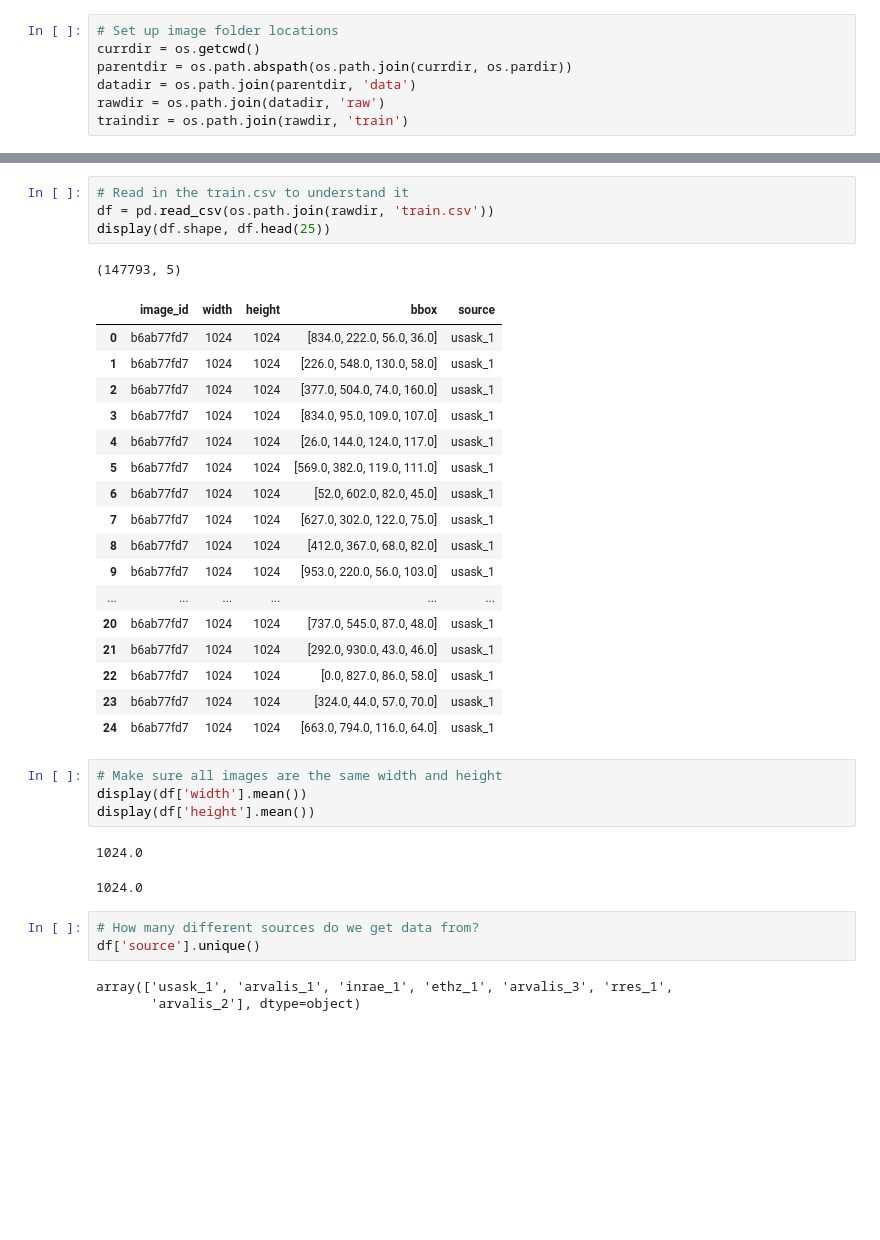
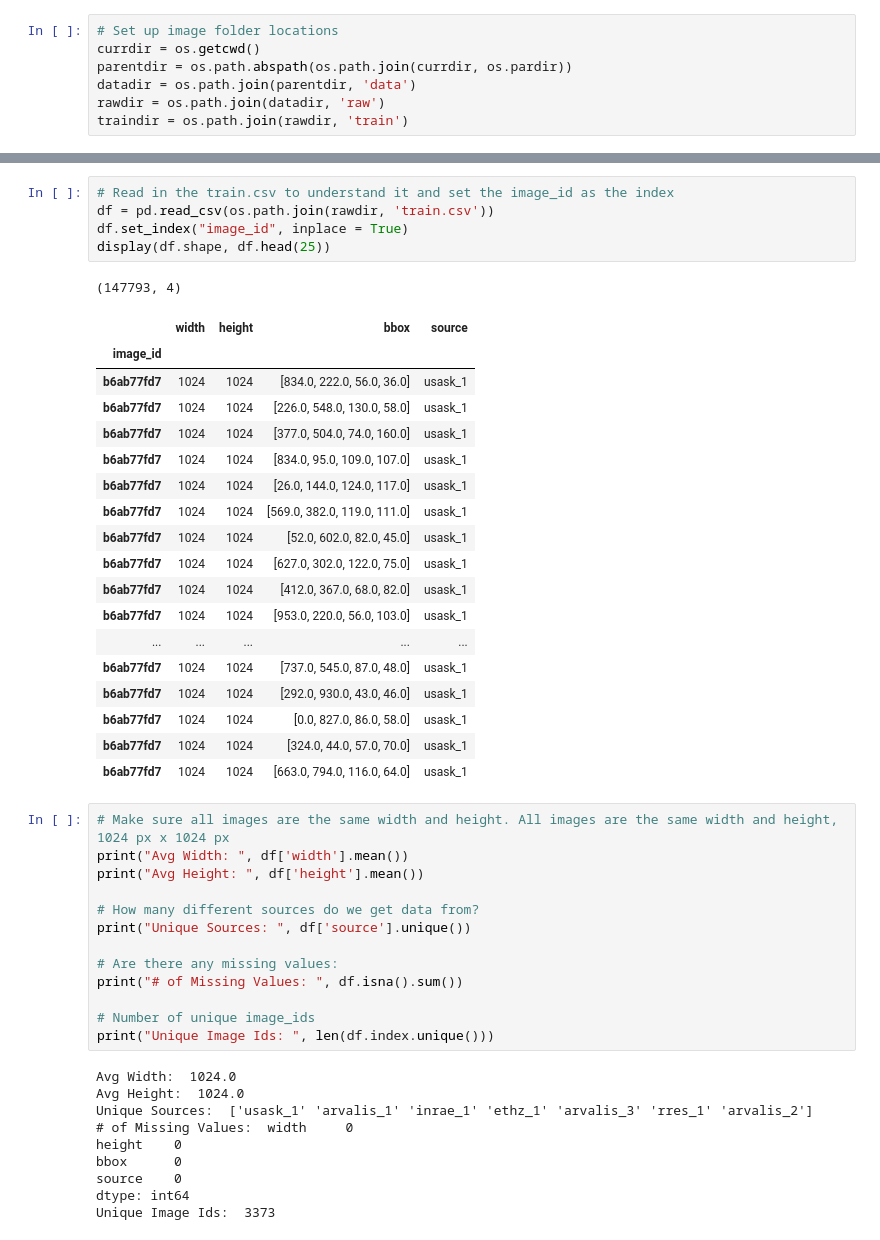
Before and after one commit to rohithdesikan/wheat_detection, a Jupyter notebook: notebooks/exploration.ipynb, the cells around one changed output, grey strips where cells are left out. Cells and saved outputs as stored; diff of their text form; blank space fills up the shorter version.

```diff
--- a/notebooks/exploration.ipynb
+++ b/notebooks/exploration.ipynb
@@ -32,38 +35,50 @@ plt.imshow(img)
 # %%
-# Read in the train.csv to understand it
+# Read in the train.csv to understand it and set the image_id as the index
 df = pd.read_csv(os.path.join(rawdir, 'train.csv'))
+df.set_index("image_id", inplace = True)
 display(df.shape, df.head(25))
 # %% [output]
-(147793, 5)
+(147793, 4)
-|  | image_id | width | height | bbox | source |
-| 0 | b6ab77fd7 | 1024 | 1024 | [834.0, 222.0, 56.0, 36.0] | usask_1 |
-| 1 | b6ab77fd7 | 1024 | 1024 | [226.0, 548.0, 130.0, 58.0] | usask_1 |
-| 2 | b6ab77fd7 | 1024 | 1024 | [377.0, 504.0, 74.0, 160.0] | usask_1 |
-| 3 | b6ab77fd7 | 1024 | 1024 | [834.0, 95.0, 109.0, 107.0] | usask_1 |
-| 4 | b6ab77fd7 | 1024 | 1024 | [26.0, 144.0, 124.0, 117.0] | usask_1 |
-| 5 | b6ab77fd7 | 1024 | 1024 | [569.0, 382.0, 119.0, 111.0] | usask_1 |
-| 6 | b6ab77fd7 | 1024 | 1024 | [52.0, 602.0, 82.0, 45.0] | usask_1 |
-| 7 | b6ab77fd7 | 1024 | 1024 | [627.0, 302.0, 122.0, 75.0] | usask_1 |
-| 8 | b6ab77fd7 | 1024 | 1024 | [412.0, 367.0, 68.0, 82.0] | usask_1 |
-| 9 | b6ab77fd7 | 1024 | 1024 | [953.0, 220.0, 56.0, 103.0] | usask_1 |
-| ... | ... | ... | ... | ... | ... |
-| 20 | b6ab77fd7 | 1024 | 1024 | [737.0, 545.0, 87.0, 48.0] | usask_1 |
-| 21 | b6ab77fd7 | 1024 | 1024 | [292.0, 930.0, 43.0, 46.0] | usask_1 |
-| 22 | b6ab77fd7 | 1024 | 1024 | [0.0, 827.0, 86.0, 58.0] | usask_1 |
-| 23 | b6ab77fd7 | 1024 | 1024 | [324.0, 44.0, 57.0, 70.0] | usask_1 |
-| 24 | b6ab77fd7 | 1024 | 1024 | [663.0, 794.0, 116.0, 64.0] | usask_1 |
+|  | width | height | bbox | source |
+| image_id |  |  |  |  |
+| b6ab77fd7 | 1024 | 1024 | [834.0, 222.0, 56.0, 36.0] | usask_1 |
+| b6ab77fd7 | 1024 | 1024 | [226.0, 548.0, 130.0, 58.0] | usask_1 |
+| b6ab77fd7 | 1024 | 1024 | [377.0, 504.0, 74.0, 160.0] | usask_1 |
+| b6ab77fd7 | 1024 | 1024 | [834.0, 95.0, 109.0, 107.0] | usask_1 |
+| b6ab77fd7 | 1024 | 1024 | [26.0, 144.0, 124.0, 117.0] | usask_1 |
+| b6ab77fd7 | 1024 | 1024 | [569.0, 382.0, 119.0, 111.0] | usask_1 |
+| b6ab77fd7 | 1024 | 1024 | [52.0, 602.0, 82.0, 45.0] | usask_1 |
+| b6ab77fd7 | 1024 | 1024 | [627.0, 302.0, 122.0, 75.0] | usask_1 |
+| b6ab77fd7 | 1024 | 1024 | [412.0, 367.0, 68.0, 82.0] | usask_1 |
+| b6ab77fd7 | 1024 | 1024 | [953.0, 220.0, 56.0, 103.0] | usask_1 |
+| ... | ... | ... | ... | ... |
+| b6ab77fd7 | 1024 | 1024 | [737.0, 545.0, 87.0, 48.0] | usask_1 |
+| b6ab77fd7 | 1024 | 1024 | [292.0, 930.0, 43.0, 46.0] | usask_1 |
+| b6ab77fd7 | 1024 | 1024 | [0.0, 827.0, 86.0, 58.0] | usask_1 |
+| b6ab77fd7 | 1024 | 1024 | [324.0, 44.0, 57.0, 70.0] | usask_1 |
+| b6ab77fd7 | 1024 | 1024 | [663.0, 794.0, 116.0, 64.0] | usask_1 |
-# %%
-# Make sure all images are the same width and height
-display(df['width'].mean())
-display(df['height'].mean())
-# %% [output]
-1024.0
-1024.0
-# %%
-# How many different sources do we get data from?
-df['source'].unique()
-# %% [output]
-array(['usask_1', 'arvalis_1', 'inrae_1', 'ethz_1', 'arvalis_3', 'rres_1',
-       'arvalis_2'], dtype=object)
+# %%
+# Make sure all images are the same width and height. All images are the same width and height, 1024 px x 1024 px
+print("Avg Width: ", df['width'].mean())
+print("Avg Height: ", df['height'].mean())
+
+# How many different sources do we get data from?
+print("Unique Sources: ", df['source'].unique())
+
+# Are there any missing values:
+print("# of Missing Values: ", df.isna().sum())
+
+# Number of unique image_ids
+print("Unique Image Ids: ", len(df.index.unique()))
+# %% [output]
+Avg Width:  1024.0
+Avg Height:  1024.0
+Unique Sources:  ['usask_1' 'arvalis_1' 'inrae_1' 'ethz_1' 'arvalis_3' 'rres_1' 'arvalis_2']
+# of Missing Values:  width     0
+height    0
+bbox      0
+source    0
+dtype: int64
+Unique Image Ids:  3373
 # %%
 # Convert the string in the bounding box to a list that can be iterated over
```
Also changed, not shown: parts of 9 cells of this notebook, 3 other files.
